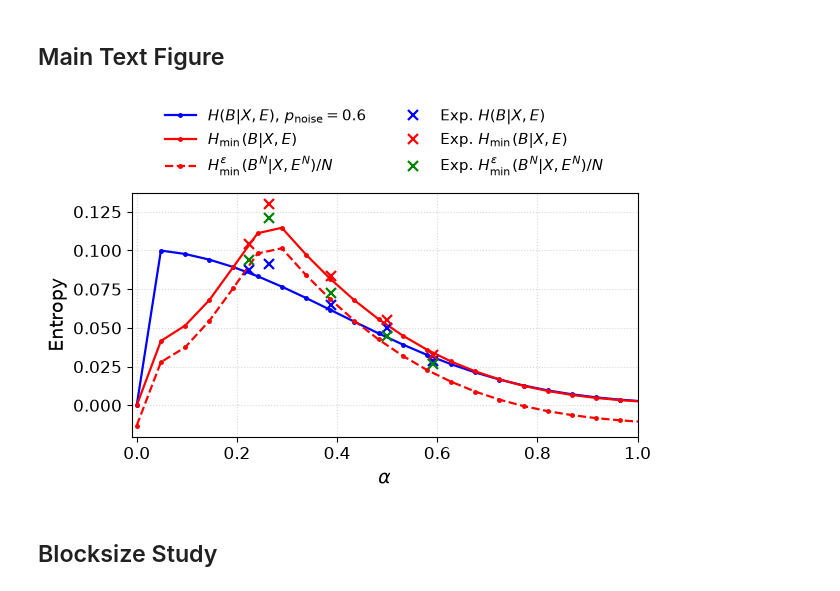
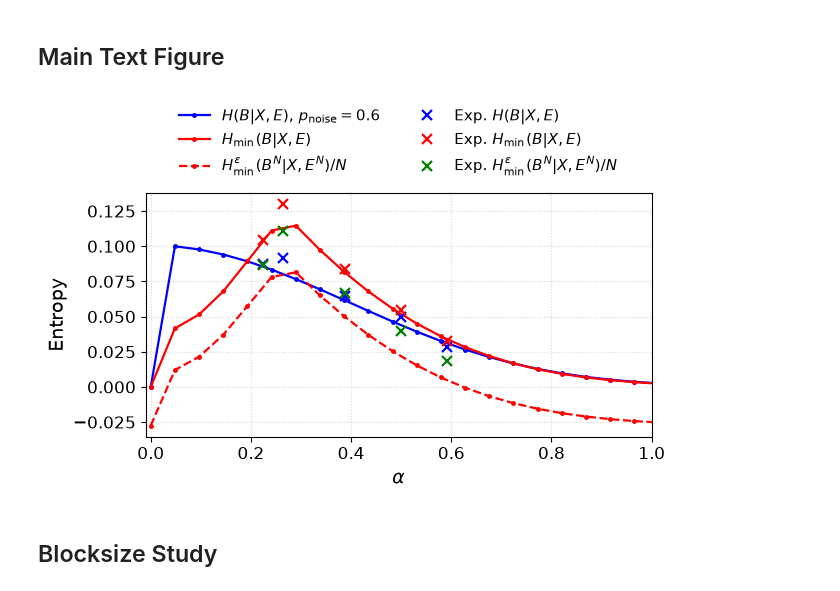
Before and after one commit to thmaoe/qrng-sdp-entropy-bounds, a Jupyter notebook: results_paper.ipynb, the cells around one changed output. Drawn from its saved outputs; the diff is of its cells as text; code cells hidden in the pictures.

Commit message:
update on GEAT + simulation

```diff
--- a/results_paper.ipynb
+++ b/results_paper.ipynb
@@ -209,12 +207,11 @@ H_theo, lambdas, Rs, cm = shannonLower.getHDual(delta, p[0], 1/2)
 # %%
 vals = []
 for npoint in npoints:
-    ps = []
-    delta = 0.0
+    ps = [pref[0]]
     for i in range(5):
-        amax, delta, p = simulation.doSimul(alpha, 7/8, '0', int(10**(npoint)), 0.7, True, True)
+        _, _, p = simulation.doSimul(alpha, 7/8, '0', int(10**(npoint)), 0.7, True, True)
         ps.append(p[0])
-    val3 = ShannonGEAT.getH3(ps, int(10**npoint), lambdas, Rs, cm)
+    val3 = ShannonGEAT.Hgeat(ps, delta, int(10**npoint), 0.95, "bff", 7/8)
     vals.append(val3)
 # %%
 plt.figure()
@@ -274,9 +269,7 @@ plt.savefig(
 ## Real data
 # %%
 alpha = 0.58
-npoints = np.linspace(3, 7, 10)
-delta, p = simulation.getProbas(alpha, 0.25, 1e-6, '0', True)
+delta, _ = simulation.getProbas(alpha, 0.25, 1e-6, '0', True)
 p = {0: {0: 0.0, 1: 0.0}, 1: {0: 0.0288181271, 1: 0.1254143637}, 2: {0: 0.9711818729, 1: 0.8745856363}} #comment for simulated value, this is exp data
-H_theo, lambdas, Rs, cm = shannonLower.getHDual(delta, p, 7/8)
-H_theo
+shannonLower.runOpti(delta, p, 7/8) #Hbff
 # %% [output]
@@ -292,8 +281,8 @@ np.float64(0.11994646821352983)
 # %%
-p1 = {0: {0: 0.0, 1: 0.0}, 1: {0: 0.0285433071, 1: 0.1254505528}, 2: {0: 0.9714566929, 1: 0.8745494472}} #comment for simulated value, this is exp data
-p2 = {0: {0: 0.0, 1: 0.0}, 1: {0: 0.0280568533, 1: 0.1253347555}, 2: {0: 0.9719431467, 1: 0.8746652445}} #comment for simulated value, this is exp data
-p3 = {0: {0: 0.0, 1: 0.0}, 1: {0: 0.0296852703, 1: 0.1253951218}, 2: {0: 0.9703147297, 1: 0.8746048782}} #comment for simulated value, this is exp data
-p4 = {0: {0: 0.0, 1: 0.0}, 1: {0: 0.02892193, 1: 0.1253726933}, 2: {0: 0.97107807, 1: 0.8746273067}} #comment for simulated value, this is exp data
-ps=[p1,p2,p3,p4]
-ShannonGEAT.getH3(ps, 5*10**7, lambdas, Rs, cm)
+p1 = {0: {0: 0.0, 1: 0.0}, 1: {0: 0.0285433071, 1: 0.1254505528}, 2: {0: 0.9714566929, 1: 0.8745494472}}
+p2 = {0: {0: 0.0, 1: 0.0}, 1: {0: 0.0280568533, 1: 0.1253347555}, 2: {0: 0.9719431467, 1: 0.8746652445}}
+p3 = {0: {0: 0.0, 1: 0.0}, 1: {0: 0.0296852703, 1: 0.1253951218}, 2: {0: 0.9703147297, 1: 0.8746048782}}
+p4 = {0: {0: 0.0, 1: 0.0}, 1: {0: 0.02892193, 1: 0.1253726933}, 2: {0: 0.97107807, 1: 0.8746273067}}
+ps = [p, p1, p2, p3, p4]
+ShannonGEAT.Hgeat(ps, delta, 5*10**7, 0.95, "bff", 7/8, 0, True)
 # %% [output]
@@ -398,12 +388,11 @@ for i, pnoise in enumerate(pnoises):
         res[i]['shannon'].append(shannon)
         res[i]['hmin'].append(hmin)
         res[i]['deltas'].append(delta)
-        w, mus = HminLower.getHminGEAT(p, delta, 1/2)
-        ps=[]
+        ps=[p]
         for _ in range(4):
-            delta, p = simulation.doSimul(alpha, 1/2, '2', 10**7, 1, False, False, 0, 0.6)
+            _, p = simulation.doSimul(alpha, 1/2, '2', 10**7, 1, False, False, 0, 0.6)
             ps.append(p[0])
-        val = ShannonGEAT.getH3min(ps, 10**7, mus, w)
+        val = ShannonGEAT.Hgeat(ps, delta, 10**7, 0.95, "hmin", 1/2)
         res[i]['geat'].append(val)
 # %%
 fig, ax = plt.subplots(figsize=(6.2, 4.0))
@@ -447,11 +436,11 @@ Hmin_exp = [
 ]
 
 GEAT_exp = [
-    0.0936,
-    0.1209,
-    0.0725,
-    0.0448,
-    0.0264
+    0.0869,
+    0.1110,
+    0.0670,
+    0.0396,
+    0.0181
 ]
 
 # Experimental points
@@ -488,34 +477,34 @@ ax.legend(
     loc='lower center',
     bbox_to_anchor=(0.5, 1.01),
     ncol=2,
     fontsize=8,
     frameon=False,
     columnspacing=1.1,
     handlelength=2.2,
     handletextpad=0.5
 )
 ax.set_xlabel(r'$\alpha$', fontsize=14)
 ax.set_ylabel('Entropy', fontsize=14)
 
 ax.tick_params(axis='both', labelsize=12)
 
 ax.legend(
     loc='lower center',
     bbox_to_anchor=(0.5, 1.01),
     ncol=2,
     fontsize=11,
     frameon=False
 )
 
 ax.set_xlim(right=1, left=-0.01)
 fig.tight_layout(pad=0.5)
 
 fig.savefig(
     "images/BPSKRes.pdf",
     bbox_inches="tight"
 )
 # %% [output]
-[figure, old version]
+[figure, new version]
 # %% [markdown]
 ## Blocksize Study
 # %%
```
Also changed, not shown: parts of 44 cells of this notebook, 8 other files.
